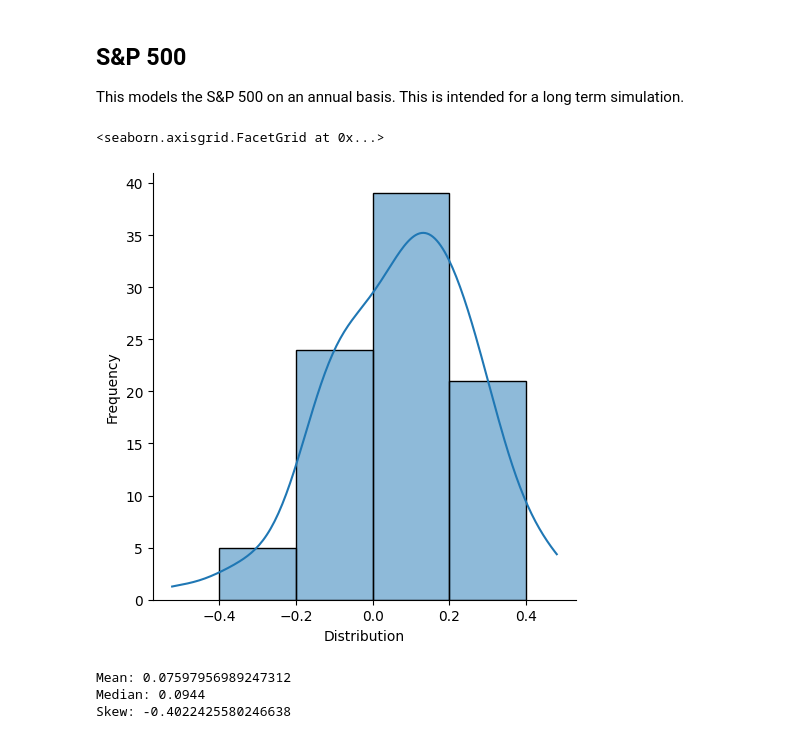
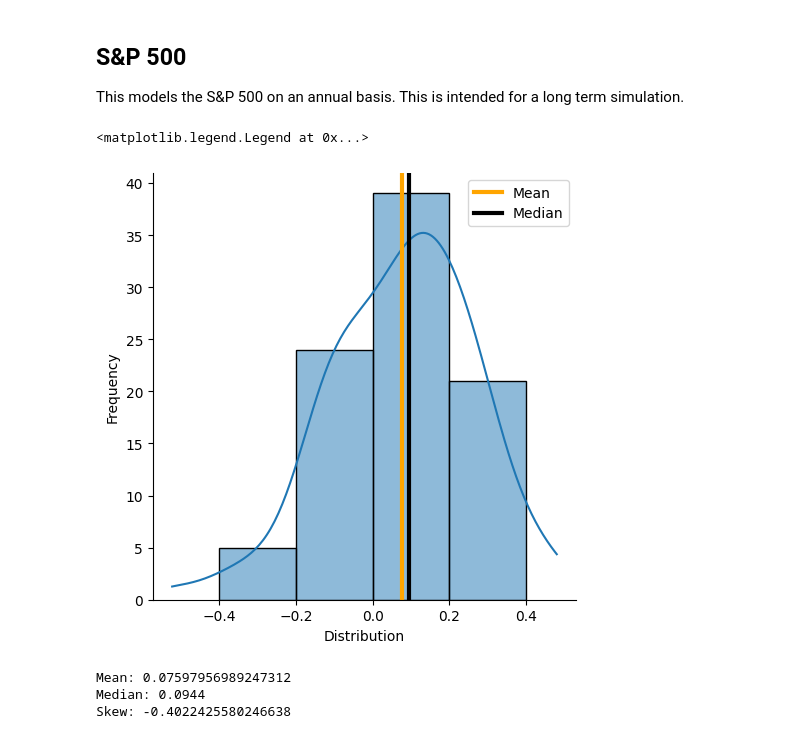
Before and after one commit to harlepengren/DataAnalysis, a Jupyter notebook: Retirement.ipynb, the cells around one changed output. Saved outputs shown, nothing was run; the diff lists cells and outputs as text; code cells hidden in the pictures.

```diff
--- a/Retirement.ipynb
+++ b/Retirement.ipynb
@@ -13,10 +13,13 @@ This models the S&P 500 on an annual basis. This is intended for a long term sim
 # %%
 spx = pd.read_csv("https://raw.githubusercontent.com/harlepengren/DataAnalysis/main/data/SPX_annual.csv")
 ax = sns.displot(spx["Change"],bins=[-0.4,-0.2,0,0.2,0.4],kde=True)
 ax.set(xlabel='Distribution', ylabel='Frequency')
+plt.axvline(np.mean(spx["Change"]), color='orange', label='Mean', linewidth=3)
+plt.axvline(np.median(spx["Change"]), color='black', label='Median', linewidth=3)
+plt.legend()
 # %% [output]
-<seaborn.axisgrid.FacetGrid at 0x...>
+<matplotlib.legend.Legend at 0x...>
-[figure, old version]
+[figure, new version]
 # %%
 print("Mean:",np.mean(spx["Change"]))
 print("Median:",np.median(spx["Change"]))
```
Also changed, not shown: parts of 7 cells of this notebook.
